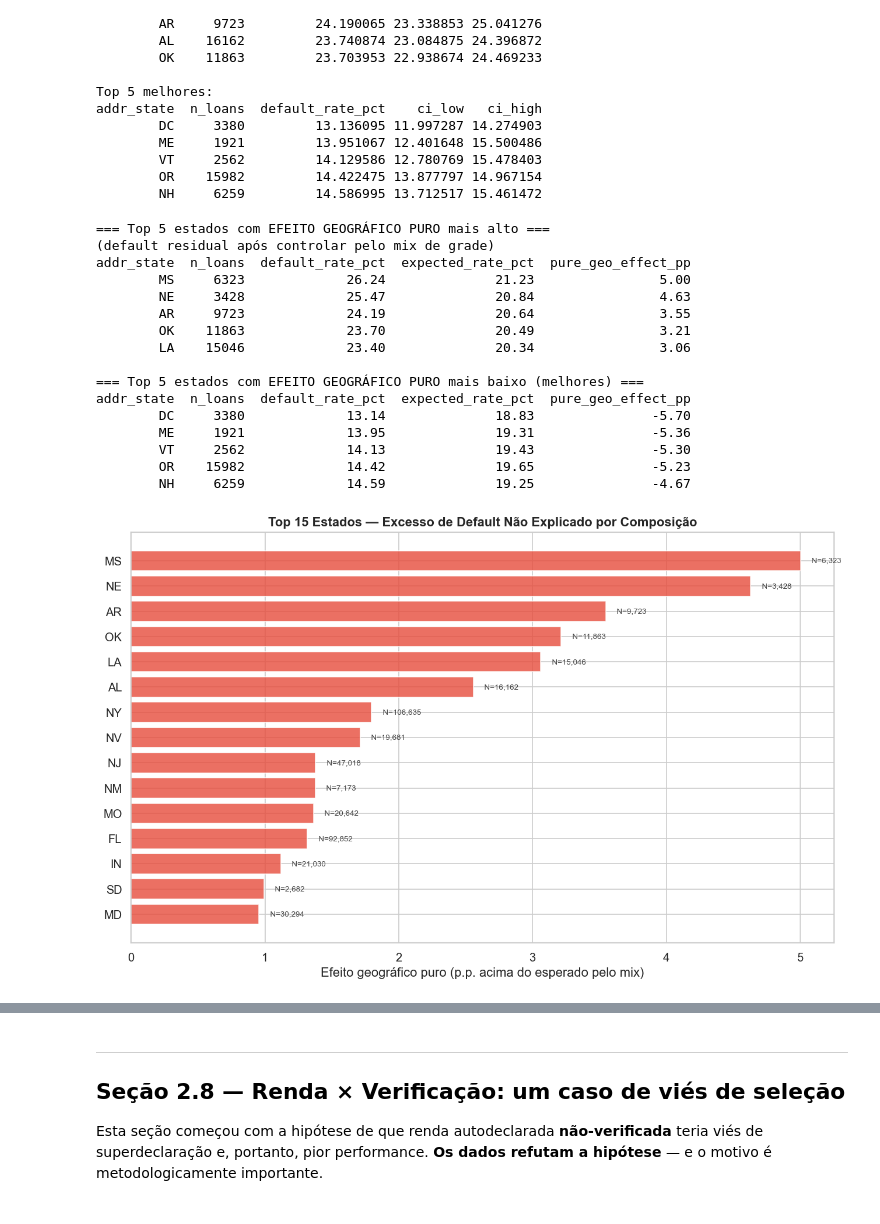
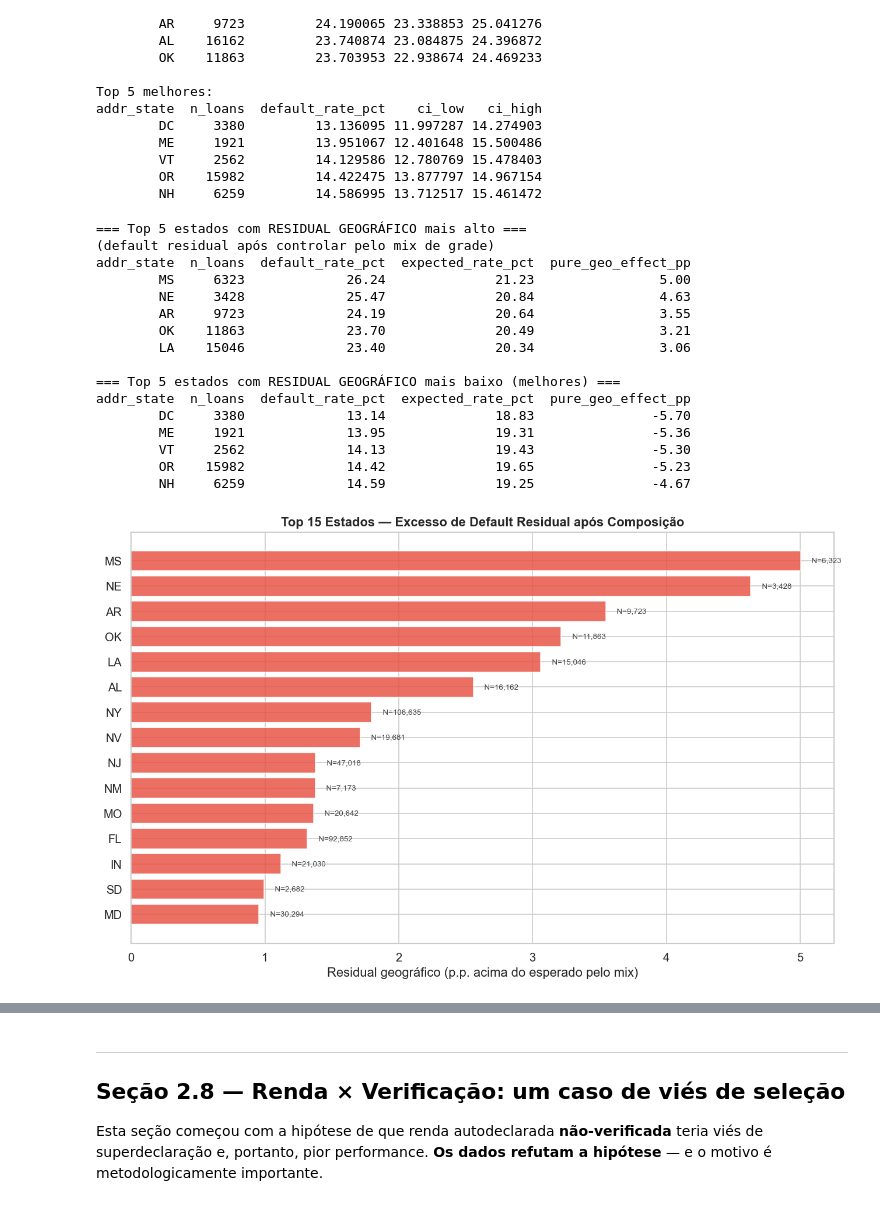
Before and after one commit to Dangsoares/credence-credit-risk, a Jupyter notebook: notebooks/credence_analise.ipynb, the cells around one changed output, grey strips where cells are left out. Saved outputs shown, nothing was run; the diff lists cells and outputs as text; code cells hidden in the pictures.

```diff
--- a/notebooks/credence_analise.ipynb
+++ b/notebooks/credence_analise.ipynb
@@ -494,7 +496,7 @@ addr_state  n_loans  default_rate_pct    ci_low   ci_high
         OR    15982         14.422475 13.877797 14.967154
         NH     6259         14.586995 13.712517 15.461472
 # %%
-# ── 2.7.2 Decomposição Oaxaca: efeito puro vs composição ─────
+# ── 2.7.2 Decomposição Oaxaca: residual geográfico vs composição ─────
 # Default rate nacional por grade (benchmark)
 nat_grade_rate = df.groupby('grade')['default_flag'].mean()
 
@@ -514,18 +516,18 @@ geo_decomp = geo_stats_filt.merge(expected_df, on='addr_state')
 geo_decomp['expected_rate_pct'] = geo_decomp['expected_rate'] * 100
 geo_decomp['pure_geo_effect_pp'] = geo_decomp['default_rate_pct'] - geo_decomp['expected_rate_pct']
 
-print('=== Top 5 estados com EFEITO GEOGRÁFICO PURO mais alto ===')
+print('=== Top 5 estados com RESIDUAL GEOGRÁFICO mais alto ===')
 print('(default residual após controlar pelo mix de grade)')
 print(geo_decomp.nlargest(5, 'pure_geo_effect_pp')[
     ['addr_state','n_loans','default_rate_pct','expected_rate_pct','pure_geo_effect_pp']
 ].round(2).to_string(index=False))
 
-print('\n=== Top 5 estados com EFEITO GEOGRÁFICO PURO mais baixo (melhores) ===')
+print('\n=== Top 5 estados com RESIDUAL GEOGRÁFICO mais baixo (melhores) ===')
 print(geo_decomp.nsmallest(5, 'pure_geo_effect_pp')[
     ['addr_state','n_loans','default_rate_pct','expected_rate_pct','pure_geo_effect_pp']
 ].round(2).to_string(index=False))
 # %% [output]
-=== Top 5 estados com EFEITO GEOGRÁFICO PURO mais alto ===
+=== Top 5 estados com RESIDUAL GEOGRÁFICO mais alto ===
 (default residual após controlar pelo mix de grade)
 addr_state  n_loans  default_rate_pct  expected_rate_pct  pure_geo_effect_pp
         MS     6323             26.24              21.23                5.00
@@ -534,7 +536,7 @@ addr_state  n_loans  default_rate_pct  expected_rate_pct  pure_geo_effect_pp
         OK    11863             23.70              20.49                3.21
         LA    15046             23.40              20.34                3.06
 
-=== Top 5 estados com EFEITO GEOGRÁFICO PURO mais baixo (melhores) ===
+=== Top 5 estados com RESIDUAL GEOGRÁFICO mais baixo (melhores) ===
 addr_state  n_loans  default_rate_pct  expected_rate_pct  pure_geo_effect_pp
         DC     3380             13.14              18.83               -5.70
         ME     1921             13.95              19.31               -5.36
@@ -542,14 +544,14 @@ addr_state  n_loans  default_rate_pct  expected_rate_pct  pure_geo_effect_pp
         OR    15982             14.42              19.65               -5.23
         NH     6259             14.59              19.25               -4.67
 # %%
-1# ── 2.7.3 Choropleths lado a lado: bruto vs efeito puro ─────
+1# ── 2.7.3 Choropleths lado a lado: bruto vs residual geográfico ─────
 # Mostra a diferença entre olhar o número cru e olhar o sinal acionável
 
 fig_dual = make_subplots(
     rows=1, cols=2,
     specs=[[{'type': 'choropleth'}, {'type': 'choropleth'}]],
     subplot_titles=('(a) Default rate BRUTO por estado<br><sub>confunde composição com efeito local</sub>',
-                    '(b) Efeito geográfico PURO<br><sub>após controlar pelo mix de grade — sinal acionável</sub>'),
+                    '(b) Residual geográfico<br><sub>após controlar pelo mix de grade — sinal de monitoramento</sub>'),
     horizontal_spacing=0.05
 )
 
@@ -568,7 +570,7 @@ fig_dual.add_trace(
     row=1, col=1
 )
 
-# (b) Efeito geográfico puro
+# (b) Residual geográfico
 fig_dual.add_trace(
     go.Choropleth(
         locations=geo_decomp['addr_state'],
@@ -578,7 +580,7 @@ fig_dual.add_trace(
         zmid=0,
         zmin=-3, zmax=3,
         colorbar=dict(title='p.p.', x=1.0, len=0.8, thickness=12),
-        hovertemplate='<b>%{location}</b><br>Efeito puro: %{z:+.2f} p.p.<extra></extra>',
+        hovertemplate='<b>%{location}</b><br>Residual geográfico: %{z:+.2f} p.p.<extra></extra>',
     ),
     row=1, col=2
 )
@@ -586,40 +588,40 @@ fig_dual.add_trace(
 fig_dual.update_geos(scope='usa', row=1, col=1)
 fig_dual.update_geos(scope='usa', row=1, col=2)
 fig_dual.update_layout(
     height=480,
     margin=dict(l=0, r=0, t=80, b=0),
     title_text='<b>Mapa de Risco Geográfico — duas leituras do mesmo dado</b>',
     title_x=0.5
 )
 fig_dual.show()
 fig_dual.write_html('../assets/13_mapa_geo_dual.html')
 
-# Ranking horizontal: piores 15 estados por efeito puro
+# Ranking horizontal: piores 15 estados por residual geográfico
 worst15 = geo_decomp.nlargest(15, 'pure_geo_effect_pp').sort_values('pure_geo_effect_pp')
 fig, ax = plt.subplots(figsize=(11, 7))
 colors_geo = ['#e74c3c' if x > 0 else '#2ecc71' for x in worst15['pure_geo_effect_pp']]
 ax.barh(worst15['addr_state'], worst15['pure_geo_effect_pp'], color=colors_geo, alpha=0.8)
 ax.axvline(0, color='black', linewidth=1)
-ax.set_xlabel('Efeito geográfico puro (p.p. acima do esperado pelo mix)')
-ax.set_title('Top 15 Estados — Excesso de Default Não Explicado por Composição',
+ax.set_xlabel('Residual geográfico (p.p. acima do esperado pelo mix)')
+ax.set_title('Top 15 Estados — Excesso de Default Residual após Composição',
              fontweight='bold')
 for i, (state, val, n) in enumerate(zip(worst15['addr_state'],
                                           worst15['pure_geo_effect_pp'],
                                           worst15['n_loans'])):
     ax.text(val + (0.05 if val > 0 else -0.05), i, f'  N={n:,}',
             va='center', ha='left' if val > 0 else 'right', fontsize=8, color='#444')
 plt.tight_layout()
-plt.savefig('../assets/13b_ranking_geo_efeito_puro.png', bbox_inches='tight')
+plt.savefig('../assets/13b_ranking_geo_efeito_residual.png', bbox_inches='tight')
 plt.show()
 
-# Diferença visual: estados onde bruto sugere "ruim" mas efeito puro é neutro/bom
+# Diferença visual: estados onde bruto sugere "ruim" mas residual geográfico é neutro/bom
 geo_decomp['rank_bruto']    = geo_decomp['default_rate_pct'].rank(ascending=False)
-geo_decomp['rank_puro']     = geo_decomp['pure_geo_effect_pp'].rank(ascending=False)
-geo_decomp['rank_diff']     = geo_decomp['rank_bruto'] - geo_decomp['rank_puro']
-print('=== Estados ENGANOSOS — parecem ruins no bruto, mas o efeito puro é neutro/bom ===')
+geo_decomp['rank_residual']     = geo_decomp['pure_geo_effect_pp'].rank(ascending=False)
+geo_decomp['rank_diff']     = geo_decomp['rank_bruto'] - geo_decomp['rank_residual']
+print('=== Estados ENGANOSOS — parecem ruins no bruto, mas o residual geográfico é neutro/bom ===')
 print('(rank_bruto baixo = pior no bruto; rank_diff negativo = "exonerado" pelo controle de mix)')
 print(geo_decomp.nsmallest(5, 'rank_diff')[
-    ['addr_state','default_rate_pct','expected_rate_pct','pure_geo_effect_pp','rank_bruto','rank_puro']
+    ['addr_state','default_rate_pct','expected_rate_pct','pure_geo_effect_pp','rank_bruto','rank_residual']
 ].round(2).to_string(index=False))
 # %% [output]
-[figure, old version]
+[figure, new version]
```
Also changed, not shown: parts of 20 cells of this notebook, 31 other files.
